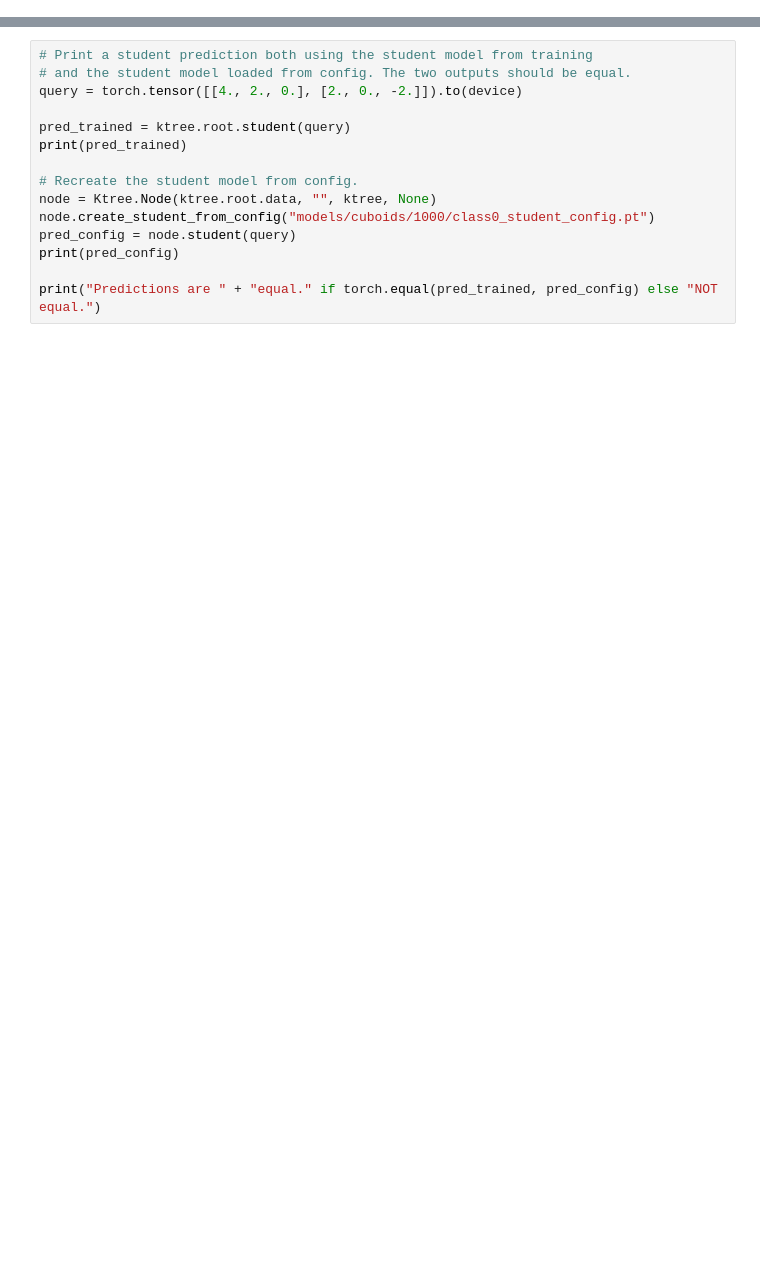
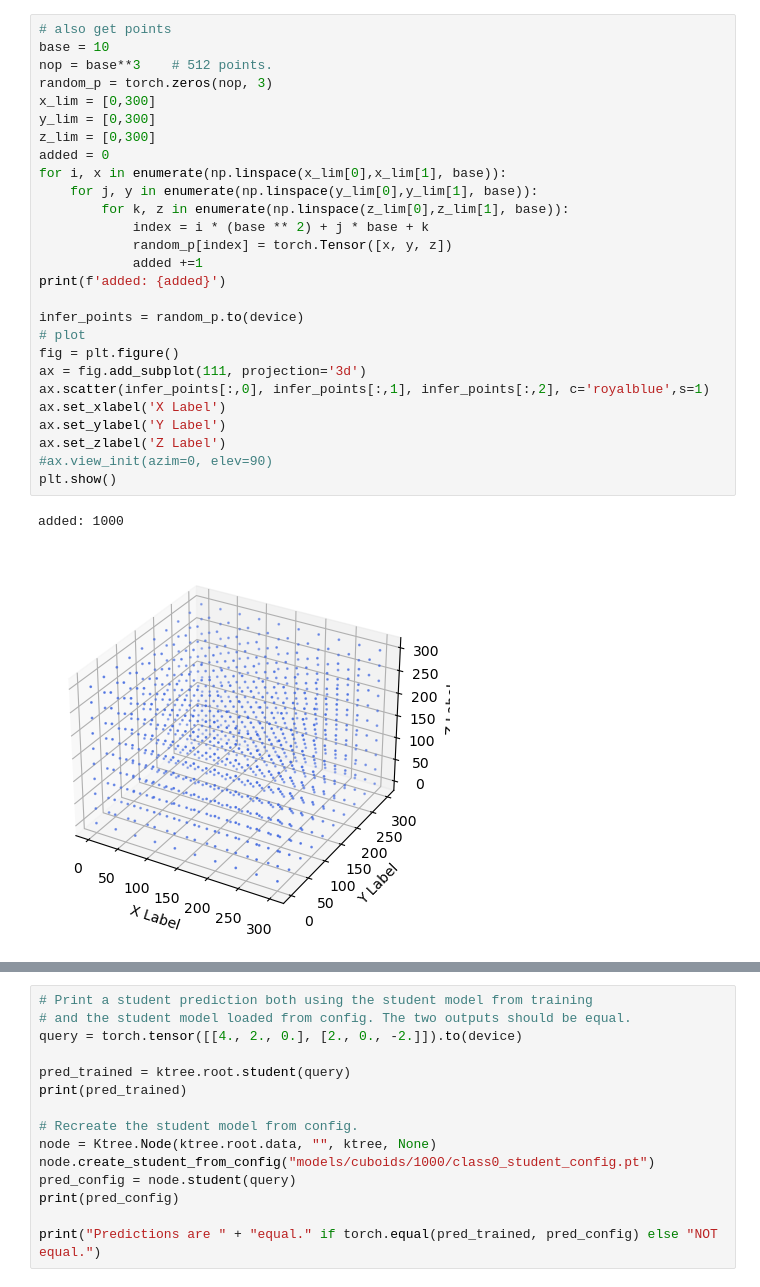
Before and after one commit to PRigas96/GeoCluster, a Jupyter notebook: class3d.ipynb, the cells around one changed output, grey strips where cells are left out. Saved outputs shown, nothing was run; the diff lists cells and outputs as text; blank space fills up the shorter version.

```diff
--- a/class3d.ipynb
+++ b/class3d.ipynb
@@ -29,0 +177,30 @@ ktree.create_tree(save_path_prefix="models/cuboids/1000/class")
+# %%
+# also get points
+base = 10
+nop = base**3    # 512 points.
+random_p = torch.zeros(nop, 3)
+x_lim = [0,300]
+y_lim = [0,300]
+z_lim = [0,300]
+added = 0
+for i, x in enumerate(np.linspace(x_lim[0],x_lim[1], base)):
+    for j, y in enumerate(np.linspace(y_lim[0],y_lim[1], base)):
+        for k, z in enumerate(np.linspace(z_lim[0],z_lim[1], base)):
+            index = i * (base ** 2) + j * base + k
+            random_p[index] = torch.Tensor([x, y, z])
+            added +=1
+print(f'added: {added}')
+
+infer_points = random_p.to(device)
+# plot
+fig = plt.figure()
+ax = fig.add_subplot(111, projection='3d')
+ax.scatter(infer_points[:,0], infer_points[:,1], infer_points[:,2], c='royalblue',s=1)
+ax.set_xlabel('X Label')
+ax.set_ylabel('Y Label')
+ax.set_zlabel('Z Label')
+#ax.view_init(azim=0, elev=90)
+plt.show()
+# %% [output]
+added: 1000
+[figure, added]
```
Also changed, not shown: parts of 9 cells of this notebook, 4 other files.
